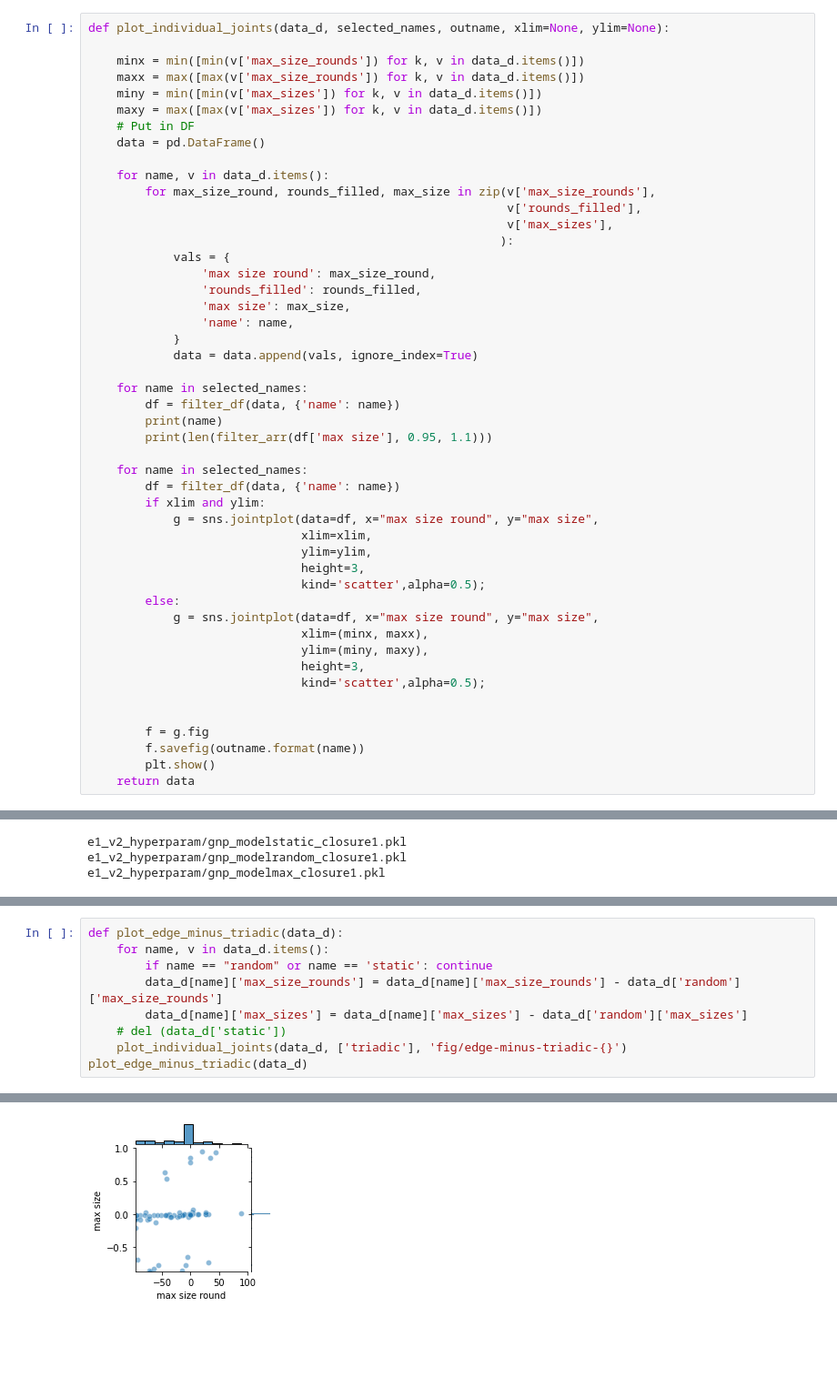
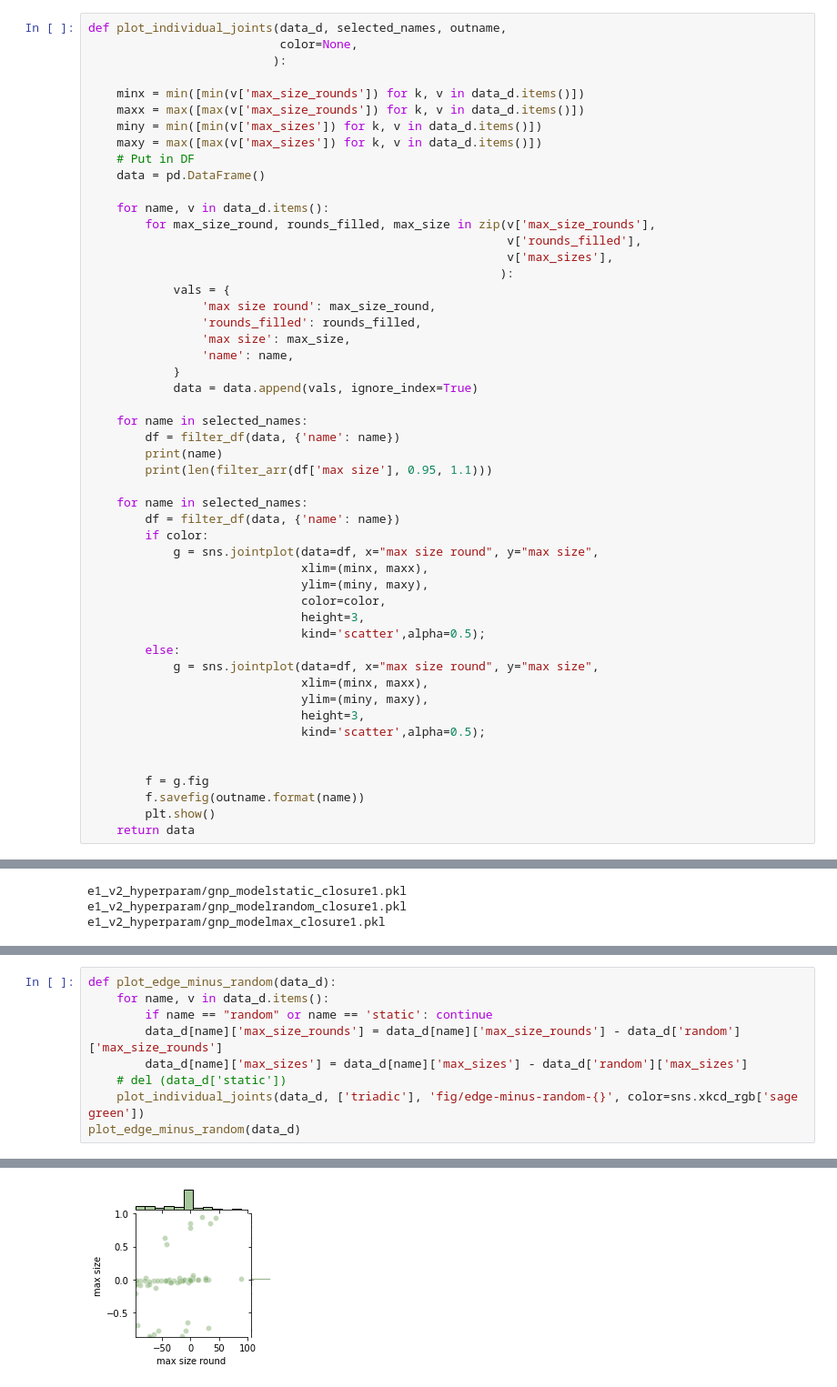
Before and after one commit to cephcyn/cornell_cs6850_triadicclosure, a Jupyter notebook: graphing.ipynb, the cells around one changed output, grey strips where cells are left out. Shown at 91% size. Drawn from its saved outputs; the diff is of its cells as text; blank space fills up the shorter version.

```diff
--- a/graphing.ipynb
+++ b/graphing.ipynb
@@ -472,7 +467,9 @@ e1_v2_hyperparam/sbm_modelstatic_closure1.pkl
 # %% [markdown]
 ## Edge comparisons
 # %%
-def plot_individual_joints(data_d, selected_names, outname, xlim=None, ylim=None):
+def plot_individual_joints(data_d, selected_names, outname,
+                           color=None,
+                          ):
 
     minx = min([min(v['max_size_rounds']) for k, v in data_d.items()])
     maxx = max([max(v['max_size_rounds']) for k, v in data_d.items()])
@@ -501,10 +498,11 @@ def plot_individual_joints(data_d, selected_names, outname, xlim=None, ylim=None
 
     for name in selected_names:
         df = filter_df(data, {'name': name})
-        if xlim and ylim:
+        if color:
             g = sns.jointplot(data=df, x="max size round", y="max size",
-                              xlim=xlim,
-                              ylim=ylim,
+                              xlim=(minx, maxx),
+                              ylim=(miny, maxy),
+                              color=color,
                               height=3,
                               kind='scatter',alpha=0.5);
         else:
@@ -561,16 +559,16 @@ triadic
 # %%
-def plot_edge_minus_triadic(data_d):
+def plot_edge_minus_random(data_d):
     for name, v in data_d.items():
         if name == "random" or name == 'static': continue
         data_d[name]['max_size_rounds'] = data_d[name]['max_size_rounds'] - data_d['random']['max_size_rounds']
         data_d[name]['max_sizes'] = data_d[name]['max_sizes'] - data_d['random']['max_sizes']
     # del (data_d['static'])
-    plot_individual_joints(data_d, ['triadic'], 'fig/edge-minus-triadic-{}')
-plot_edge_minus_triadic(data_d)
+    plot_individual_joints(data_d, ['triadic'], 'fig/edge-minus-random-{}', color=sns.xkcd_rgb['sage green'])
+plot_edge_minus_random(data_d)
 # %% [output]
 triadic
 0
-[figure, old version]
+[figure, new version]
 # %%
 def plot_edge_minus_static(data_d):
     for name, v in data_d.items():
```
Also changed, not shown: parts of 10 cells of this notebook.
